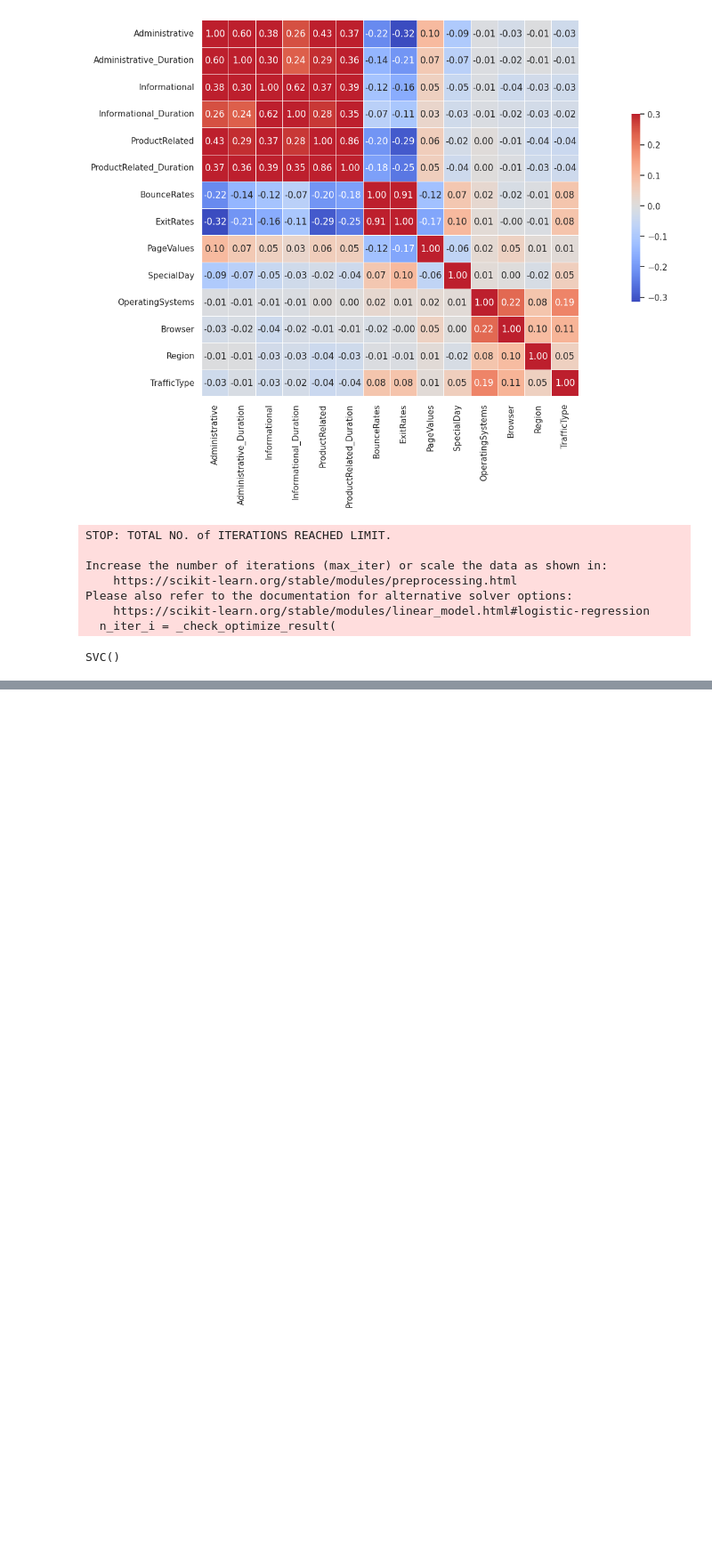
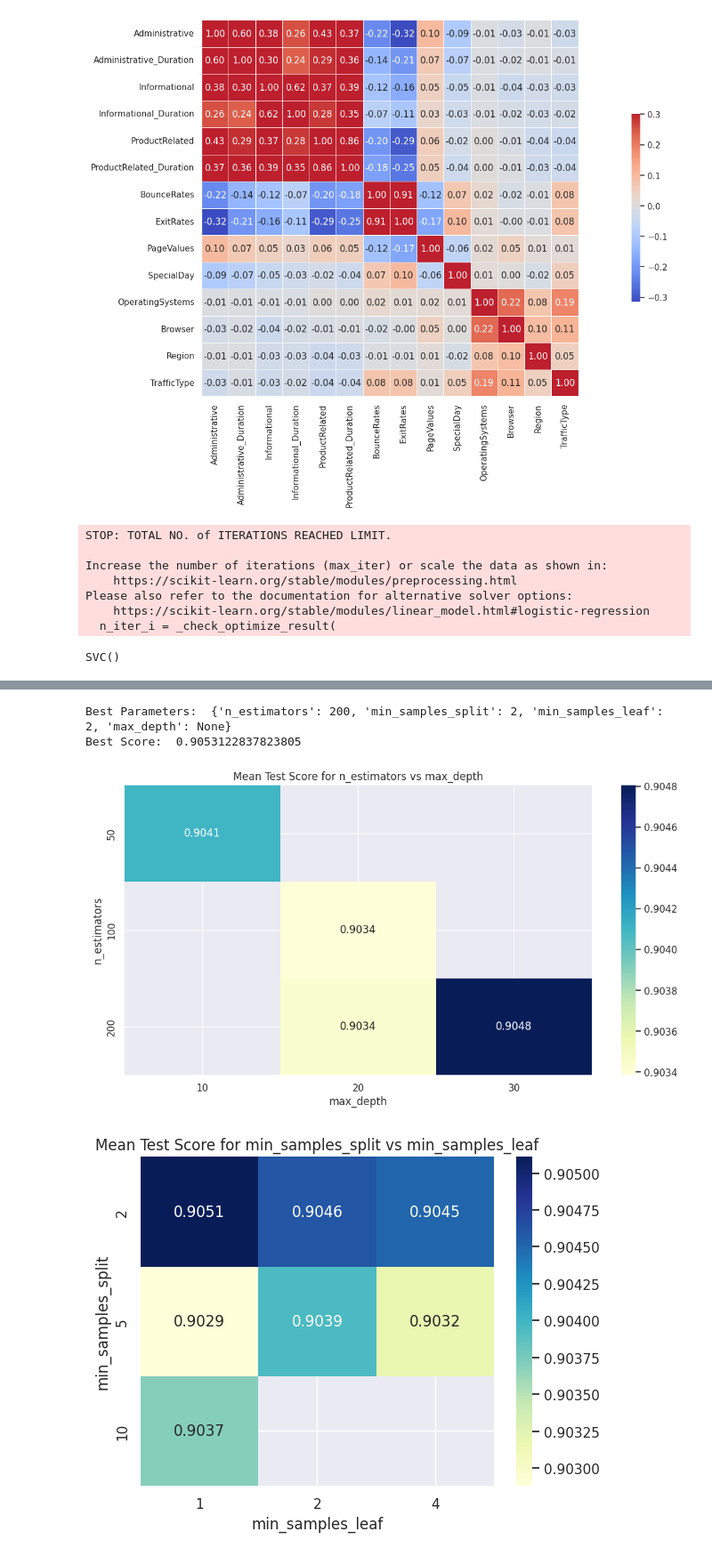
Before and after one commit to Batuh1907/Batuh1907, a Jupyter notebook: Final.ipynb, the cells around one changed output, grey strips where cells are left out. Shown: that part at 89% size. Cells and saved outputs as stored; diff of their text form; code cells hidden in the pictures; blank space fills up the shorter version.

```diff
--- a/Final.ipynb
+++ b/Final.ipynb
@@ -379,0 +292,58 @@ Standard deviation: 0.0012
+# %%
+import pandas as pd
+import numpy as np
+import matplotlib.pyplot as plt
+from sklearn.model_selection import RandomizedSearchCV
+from sklearn.ensemble import RandomForestClassifier
+from sklearn.metrics import accuracy_score
+import seaborn as sns
+
+param_dist = {
+    'n_estimators': [50, 100, 200],
+    'max_depth': [None, 10, 20, 30],
+    'min_samples_split': [2, 5, 10],
+    'min_samples_leaf': [1, 2, 4]
+}
+
+# Initialize the model
+rf = RandomForestClassifier()
+
+# Initialize RandomizedSearchCV with iteration limit
+random_search = RandomizedSearchCV(estimator=rf, param_distributions=param_dist, n_iter=10, cv=5, scoring='accuracy', random_state=42)
+
+# Fit the model
+random_search.fit(X_train, y_train)
+
+# Get the best parameters and best score
+best_params = random_search.best_params_
+best_score = random_search.best_score_
+
+print("Best Parameters: ", best_params)
+print("Best Score: ", best_score)
+
+# Extract results from RandomizedSearchCV
+results = pd.DataFrame(random_search.cv_results_)
+
+# Visualize the results
+plt.figure(figsize=(12, 6))
+
+# Create a heatmap for n_estimators vs max_depth
+pivot_table = results.pivot_table(values='mean_test_score', index='param_n_estimators', columns='param_max_depth', aggfunc=np.mean)
+sns.heatmap(pivot_table, annot=True, cmap='YlGnBu', fmt=".4f")
+plt.title('Mean Test Score for n_estimators vs max_depth')
+plt.xlabel('max_depth')
+plt.ylabel('n_estimators')
+plt.show()
+
+# Create a heatmap for min_samples_split vs min_samples_leaf
+pivot_table2 = results.pivot_table(values='mean_test_score', index='param_min_samples_split', columns='param_min_samples_leaf', aggfunc=np.mean)
+sns.heatmap(pivot_table2, annot=True, cmap='YlGnBu', fmt=".4f")
+plt.title('Mean Test Score for min_samples_split vs min_samples_leaf')
+plt.xlabel('min_samples_leaf')
+plt.ylabel('min_samples_split')
+plt.show()
+# %% [output]
+Best Parameters:  {'n_estimators': 200, 'min_samples_split': 2, 'min_samples_leaf': 2, 'max_depth': None}
+Best Score:  0.9053122837823805
+[figure, added]
+[figure, added]
```
Also changed, not shown: parts of 4 cells of this notebook.
